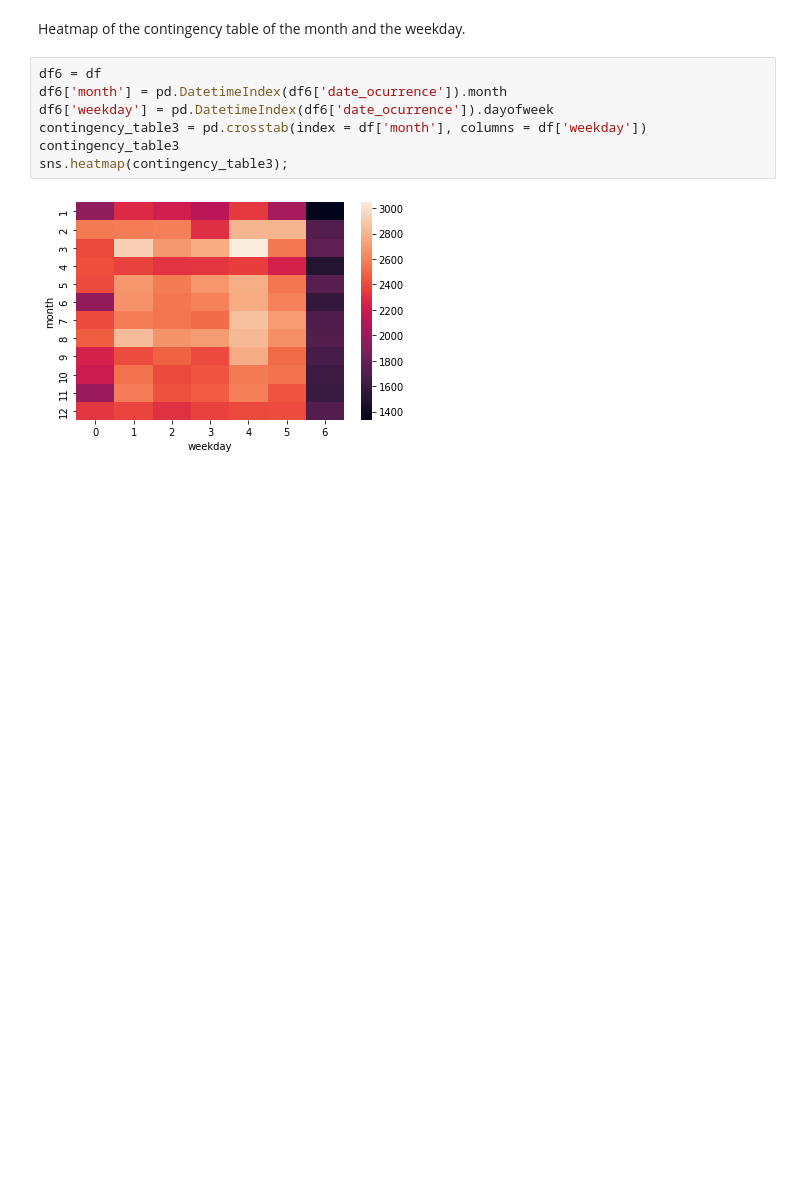
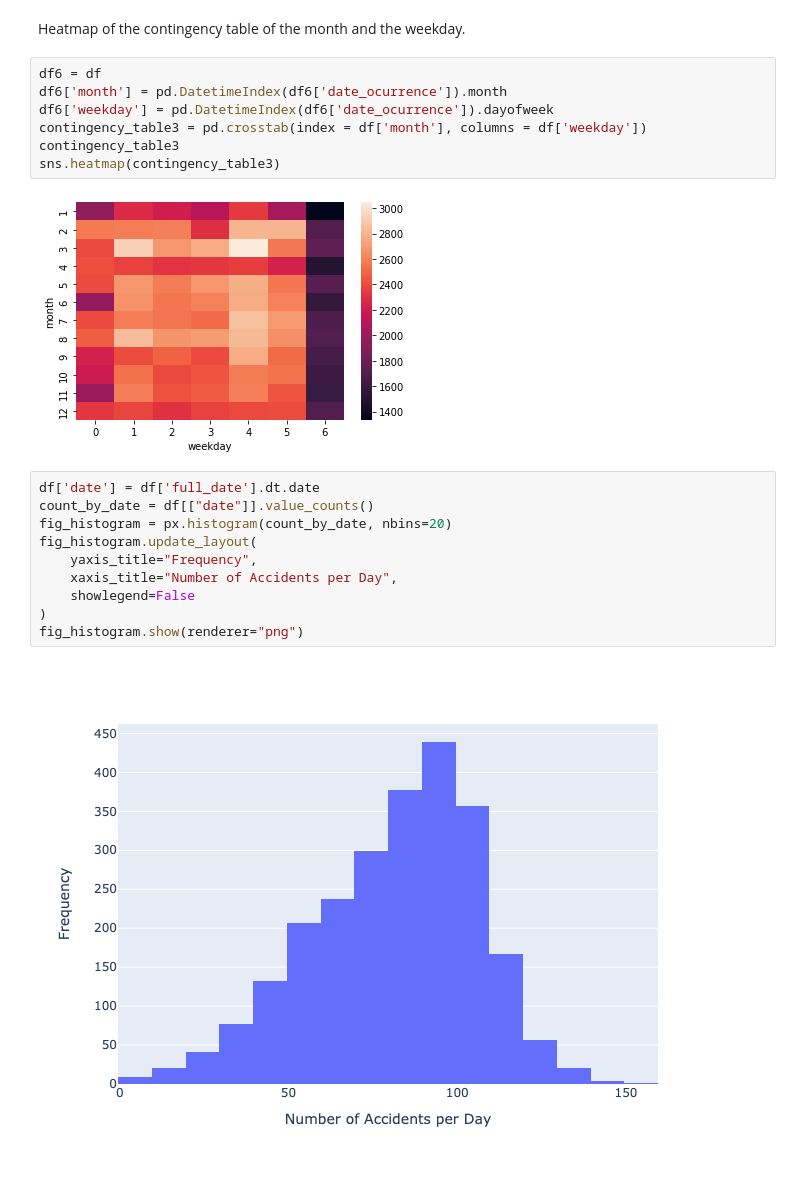
Before and after one commit to luisca1985/DS4A_bogota_accidents, a Jupyter notebook: EDA.ipynb, the cells around one changed output. Cells and saved outputs as stored; diff of their text form; blank space fills up the shorter version.

Commit message:
show fig as png

```diff
--- a/EDA.ipynb
+++ b/EDA.ipynb
@@ -523,6 +523,18 @@ df6['month'] = pd.DatetimeIndex(df6['date_ocurrence']).month
 df6['weekday'] = pd.DatetimeIndex(df6['date_ocurrence']).dayofweek
 contingency_table3 = pd.crosstab(index = df['month'], columns = df['weekday'])
 contingency_table3
-sns.heatmap(contingency_table3);
+sns.heatmap(contingency_table3)
 # %% [output]
 [figure]
+# %%
+df['date'] = df['full_date'].dt.date
+count_by_date = df[["date"]].value_counts()
+fig_histogram = px.histogram(count_by_date, nbins=20)
+fig_histogram.update_layout(
+    yaxis_title="Frequency",
+    xaxis_title="Number of Accidents per Day",
+    showlegend=False
+)
+fig_histogram.show(renderer="png")
+# %% [output]
+[figure, added]
```
Also changed, not shown: parts of 2 cells of this notebook.
